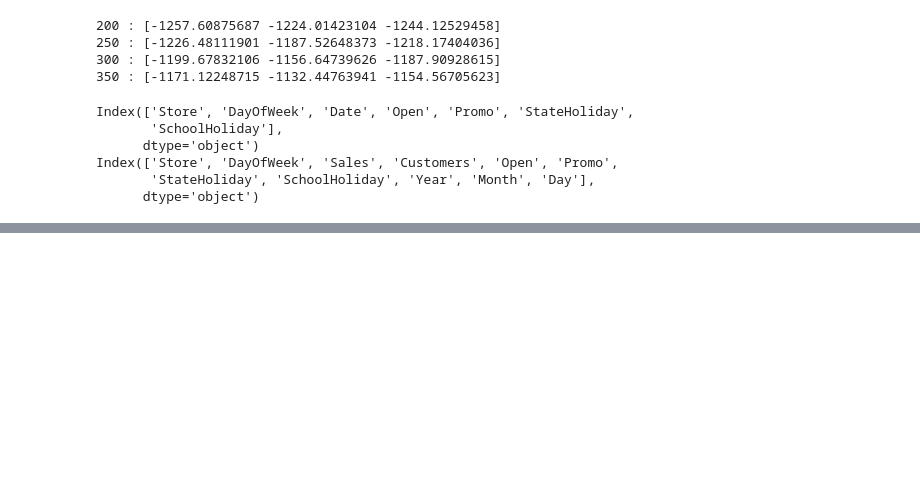
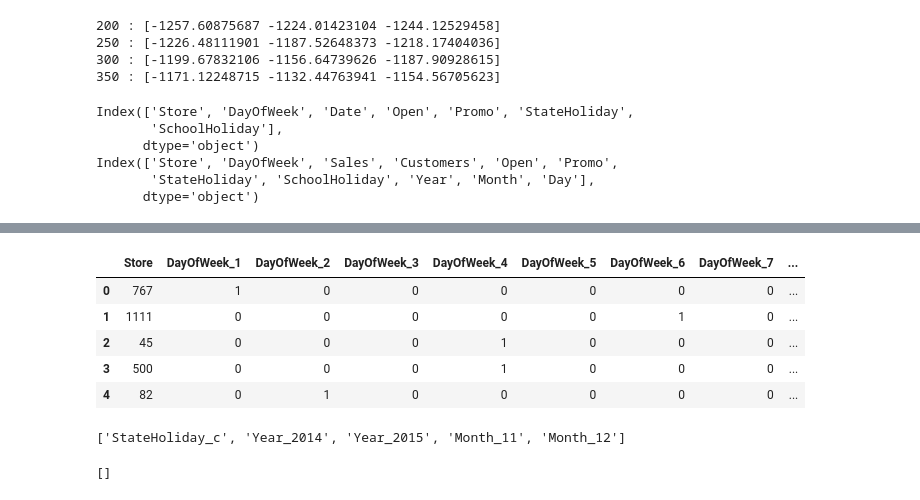
Before and after one commit to shameer-phy/ML, a Jupyter notebook: Hackathons/segmind/segmind.ipynb, the cells around one changed output, grey strips where cells are left out. Saved outputs shown, nothing was run; the diff lists cells and outputs as text; code cells hidden in the pictures; blank space fills up the shorter version.

```diff
--- a/Hackathons/segmind/segmind.ipynb
+++ b/Hackathons/segmind/segmind.ipynb
@@ -433,0 +506,19 @@ Index(['Store', 'DayOfWeek', 'Sales', 'Customers', 'Open', 'Promo',
+# %%
+dftest_cp1.head()
+# %% [output]
+|  | Store | DayOfWeek_1 | DayOfWeek_2 | DayOfWeek_3 | DayOfWeek_4 | DayOfWeek_5 | DayOfWeek_6 | DayOfWeek_7 | ... |
+| 0 | 767 | 1 | 0 | 0 | 0 | 0 | 0 | 0 | ... |
+| 1 | 1111 | 0 | 0 | 0 | 0 | 0 | 1 | 0 | ... |
+| 2 | 45 | 0 | 0 | 0 | 1 | 0 | 0 | 0 | ... |
+| 3 | 500 | 0 | 0 | 0 | 1 | 0 | 0 | 0 | ... |
+| 4 | 82 | 0 | 1 | 0 | 0 | 0 | 0 | 0 | ... |
+# %%
+dc = [x for x in list(Xnew)if x not in list(dftest_cp1)]
+dc
+# %% [output]
+['StateHoliday_c', 'Year_2014', 'Year_2015', 'Month_11', 'Month_12']
+# %%
+ls = [x for x in list(dftest_cp1)if x not in list(Xnew)]
+ls
+# %% [output]
+[]
```
Also changed, not shown: parts of 41 cells of this notebook.
